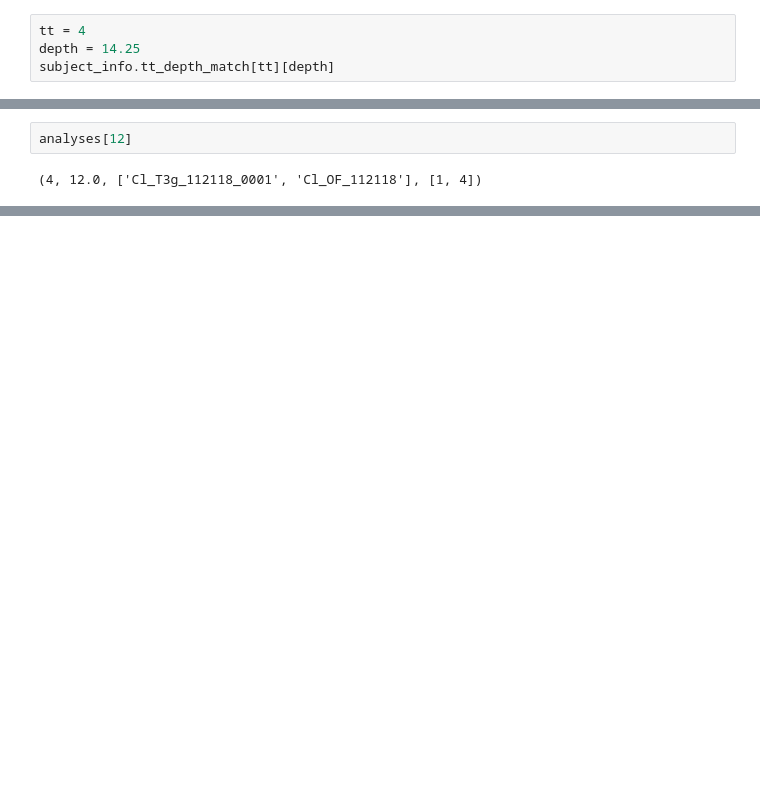
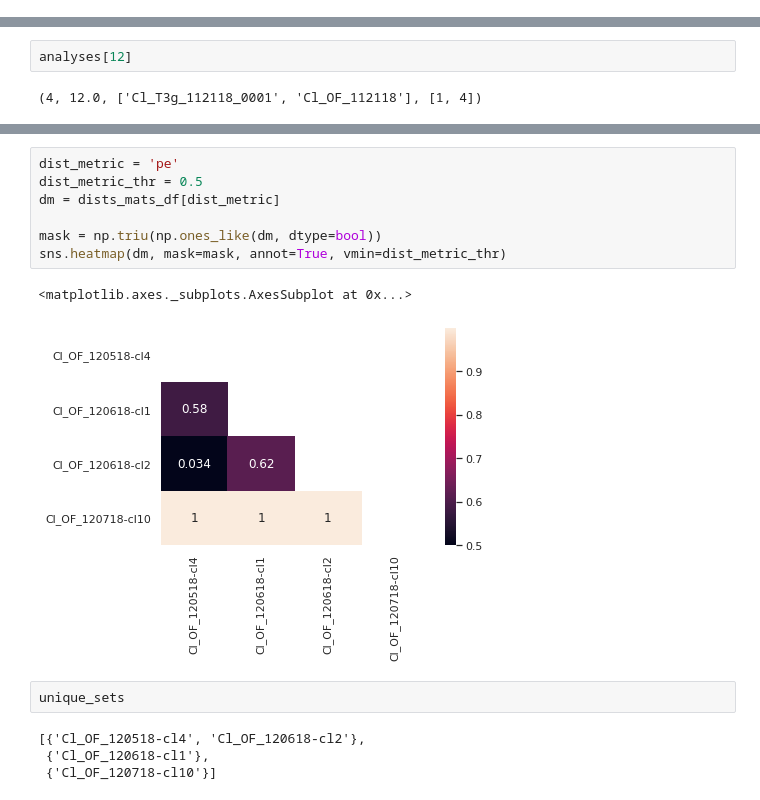
Before and after one commit to alexgonzl/TMA, a Jupyter notebook: Notebooks/sort_session_match.ipynb, the cells around one changed output, grey strips where cells are left out. Saved outputs shown, nothing was run; the diff lists cells and outputs as text; blank space fills up the shorter version.

```diff
--- a/Notebooks/sort_session_match.ipynb
+++ b/Notebooks/sort_session_match.ipynb
@@ -738,4 +65,0 @@ f.savefig(fig_path/'toy_clusters_metrics_tril.png', bbox_inches='tight')
-# %%
-tt = 4
-depth = 14.25
-subject_info.tt_depth_match[tt][depth]
@@ -1361,0 +302,16 @@ subject_info.session_clusters['Cl_T3g_010218']['curated_TTs']
+# %%
+dist_metric = 'pe'
+dist_metric_thr = 0.5
+dm = dists_mats_df[dist_metric]
+
+mask = np.triu(np.ones_like(dm, dtype=bool))
+sns.heatmap(dm, mask=mask, annot=True, vmin=dist_metric_thr)
+# %% [output]
+<matplotlib.axes._subplots.AxesSubplot at 0x...>
+[figure, added]
+# %%
+unique_sets
+# %% [output]
+[{'Cl_OF_120518-cl4', 'Cl_OF_120618-cl2'},
+ {'Cl_OF_120618-cl1'},
+ {'Cl_OF_120718-cl10'}]
```
Also changed, not shown: parts of 104 cells of this notebook, 4 other files.
